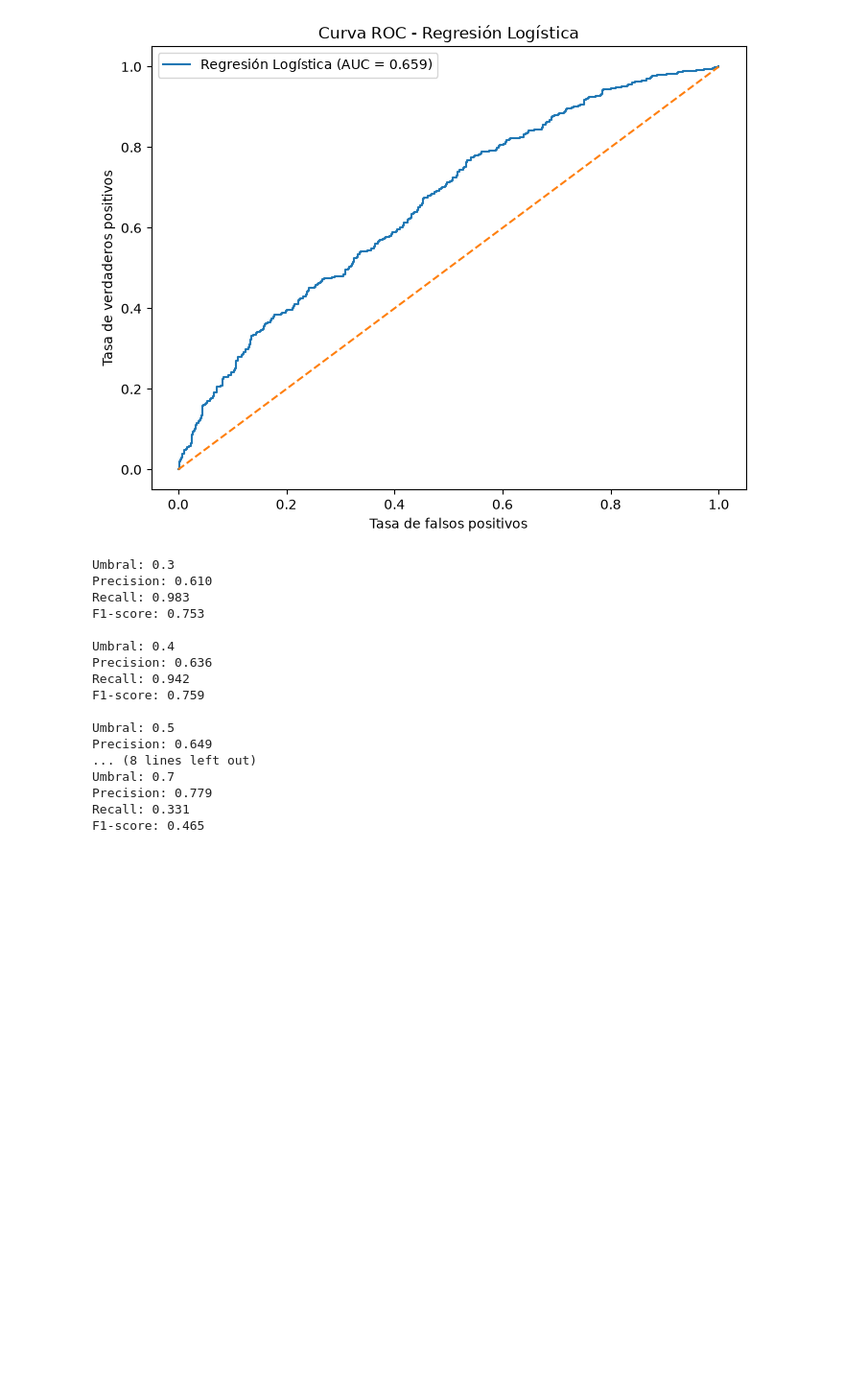
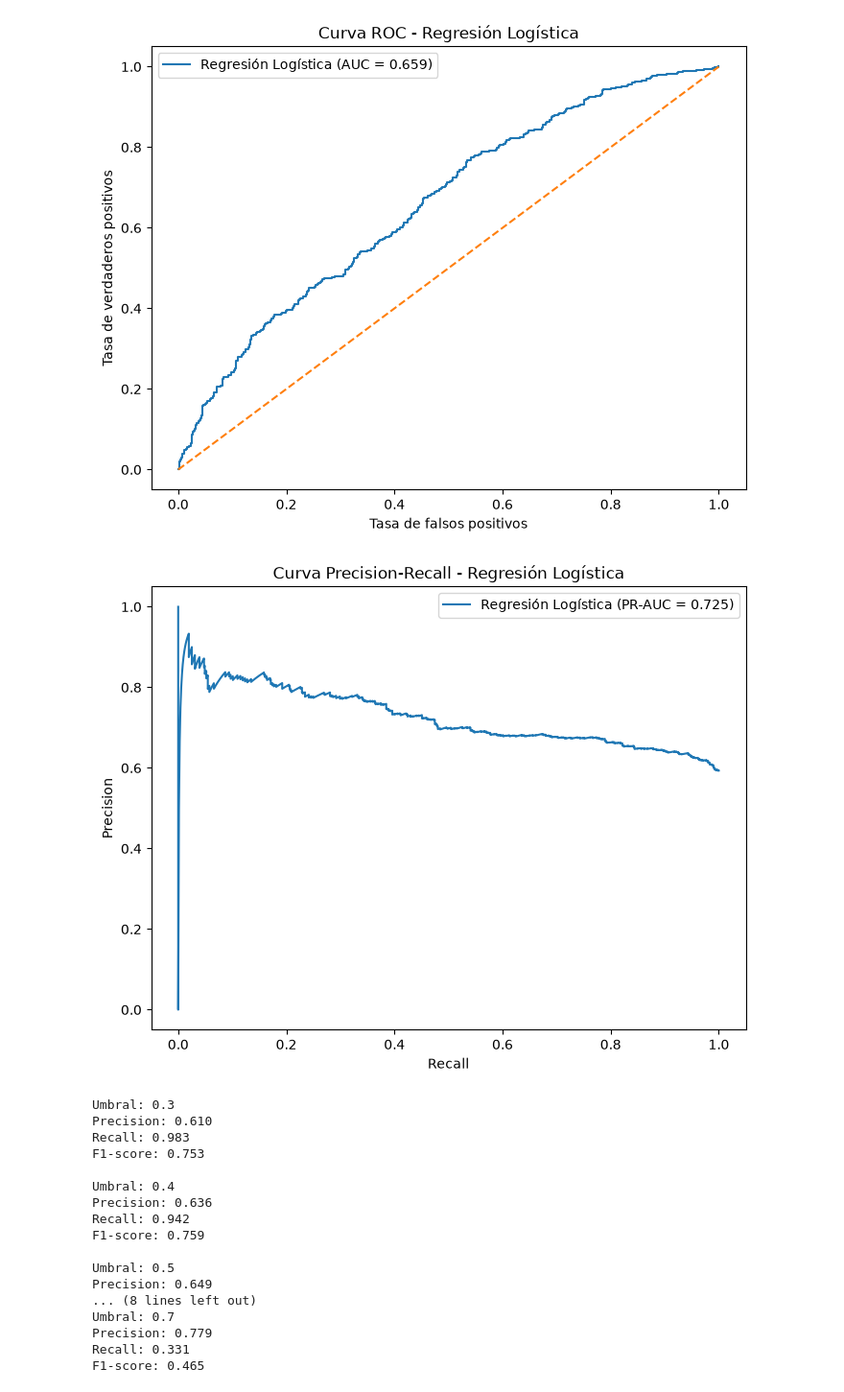
Before and after one commit to dianitafeliz/Herramientas-de-Machine-Learning-Modelos, a Jupyter notebook: AlgoritmosML.ipynb, the cells around one changed output. Shown at 96% size. Cells and saved outputs as stored; diff of their text form; code cells hidden in the pictures; blank space fills up the shorter version.

```diff
--- a/AlgoritmosML.ipynb
+++ b/AlgoritmosML.ipynb
@@ -449,6 +449,28 @@ plt.legend()
 plt.show()
 # %% [output]
 [figure]
+# %%
+from sklearn.metrics import precision_recall_curve, average_precision_score
+
+# Calcula los valores necesarios para construir la curva Precision-Recall
+precision_curva, recall_curva, umbrales_pr = precision_recall_curve(y_test_clas, probabilidades_compra)
+
+# Calcula el area bajo la curva Precision-Recall
+pr_auc = average_precision_score(y_test_clas, probabilidades_compra)
+
+# Grafica la curva Precision-Recall
+plt.figure(figsize=(8, 6))
+
+plt.plot(recall_curva, precision_curva, label=f"Regresión Logística (PR-AUC = {pr_auc:.3f})")
+
+plt.xlabel("Recall")
+plt.ylabel("Precision")
+plt.title("Curva Precision-Recall - Regresión Logística")
+plt.legend()
+
+plt.show()
+# %% [output]
+[figure, added]
 # %%
 # Evalúa el comportamiento del modelo con diferentes umbrales
 umbrales_prueba = [0.3, 0.4, 0.5, 0.6, 0.7]
```
Also changed, not shown: 1 other file.
